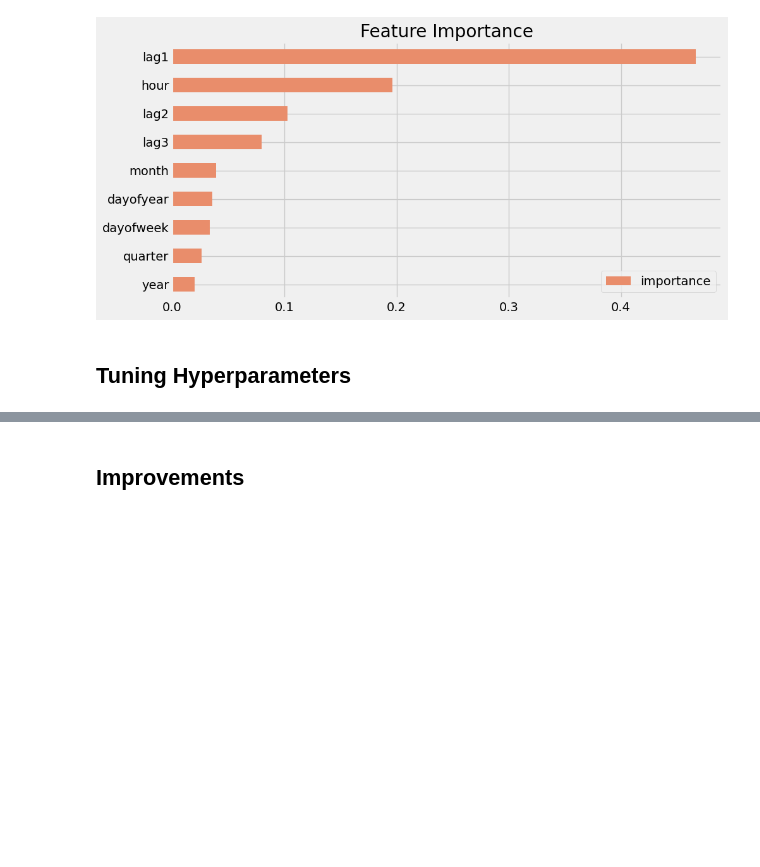
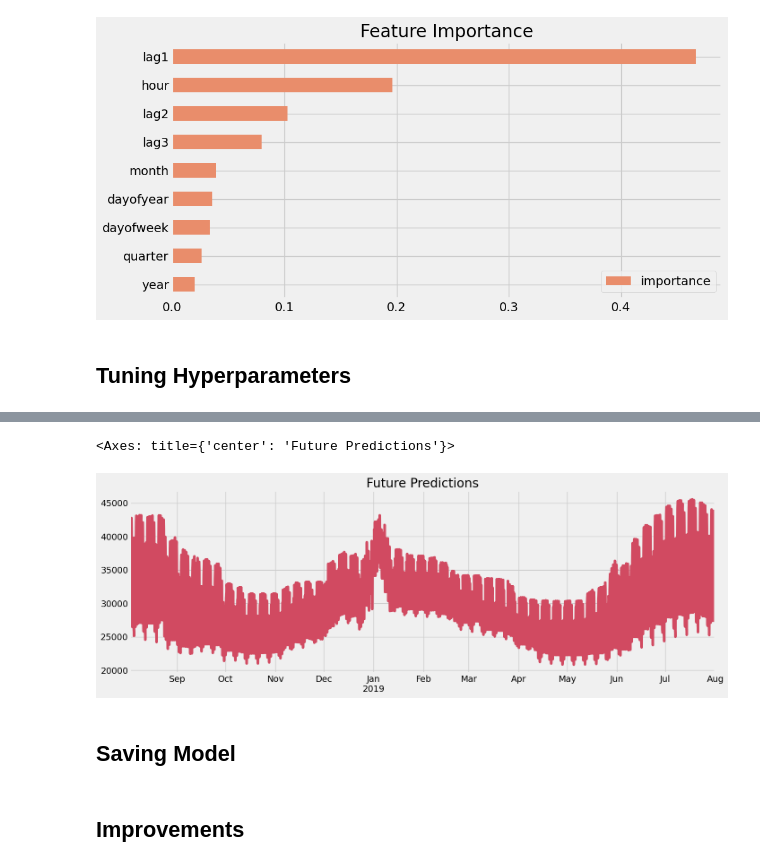
Before and after one commit to minari314159/Energy_Forcasting_Models, a Jupyter notebook: XGB_Energy_Forcasting.ipynb, the cells around one changed output, grey strips where cells are left out. Drawn from its saved outputs; the diff is of its cells as text; code cells hidden in the pictures; blank space fills up the shorter version.

```diff
--- a/XGB_Energy_Forcasting.ipynb
+++ b/XGB_Energy_Forcasting.ipynb
@@ -531,0 +558,10 @@ plot_feature_importance(model)
+# %%
+df = create_timeseries_features(df)
+df = add_lags(df, target_map)
+
+X_all = df[FEATURES]
+y_all = df[TARGET]
+
+model = xgb.XGBRegressor(base_score=0.5, booster='gbtree', n_estimators=600, early_stopping_rounds=50, objective="reg:linear", max_depth=6, learning_rate=0.01, min_child_weight=1, subsample=0.8, colsample_bytree=0.8, gamma=0,reg_alpha=0, reg_lambda=1, random_state=42)
+
+model.fit(X_all, y_all, eval_set=[(X_all, y_all)], verbose=100)
@@ -531,0 +591,10 @@ plot_feature_importance(model)
+# %%
+future_dates = pd.date_range('2018-08-03', '2019-08-01', freq='1h')
+future_df = pd.DataFrame(index=future_dates)
+future_df['is_future'] = 1
+df['is_future'] = 0
+df_all = pd.concat([df, future_df])
+df_all = create_timeseries_features(df_all)
+df_all = add_lags(df_all, target_map)
+# %%
+future_with_features = df_all.query('is_future == 1').copy()
@@ -531,0 +612,2 @@ plot_feature_importance(model)
+# %%
+future_with_features['prediction'] = model.predict(future_with_features[FEATURES])
@@ -531,0 +623,7 @@ plot_feature_importance(model)
+# %%
+future_with_features['prediction'].plot(figsize=(15, 5), style='-', ms=1, color=colour_pal[2], title='Future Predictions')
+# %% [output]
+<Axes: title={'center': 'Future Predictions'}>
+[figure, added]
+# %% [markdown]
+## Saving Model
```
Also changed, not shown: parts of 16 cells of this notebook, 1 other file.
